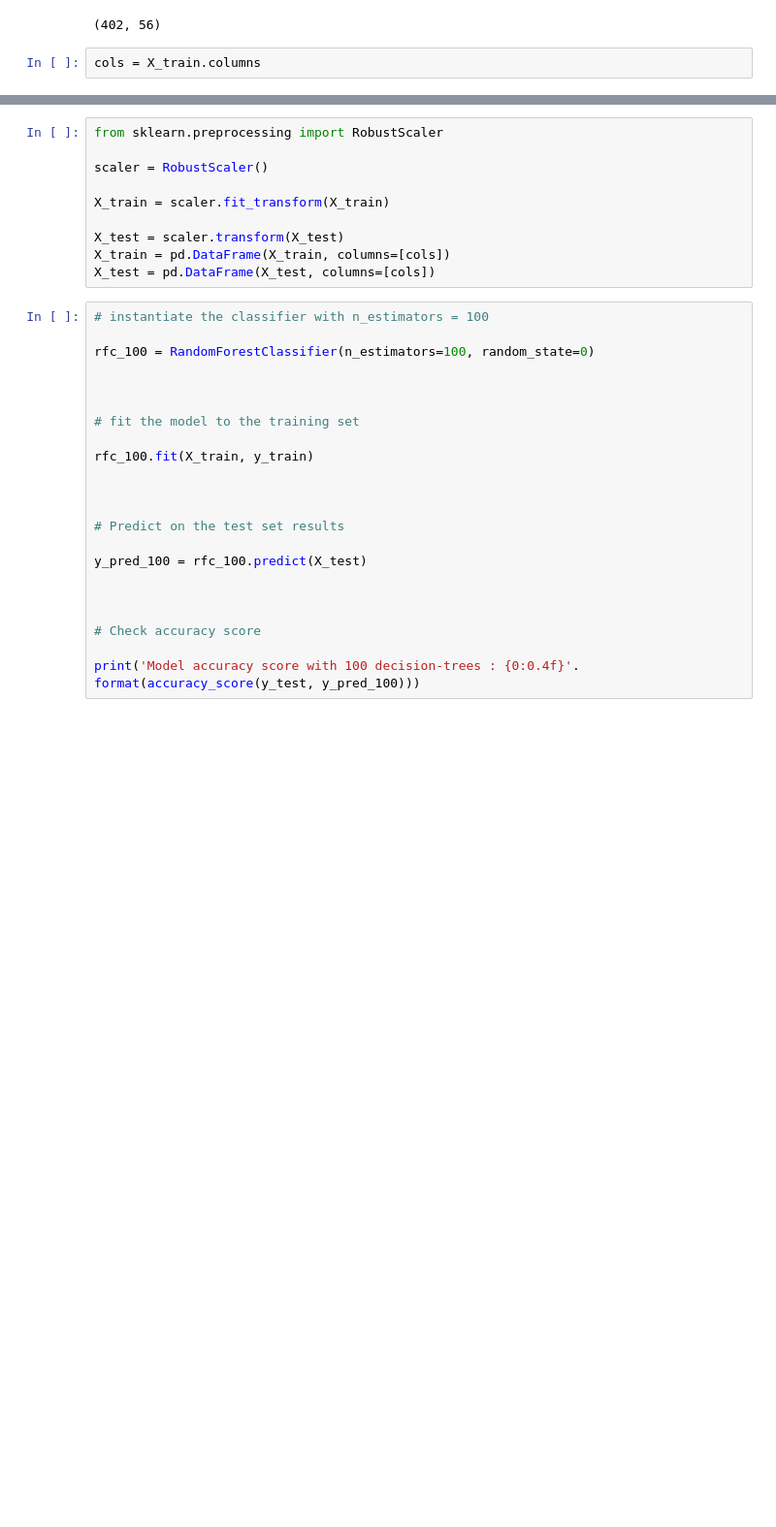
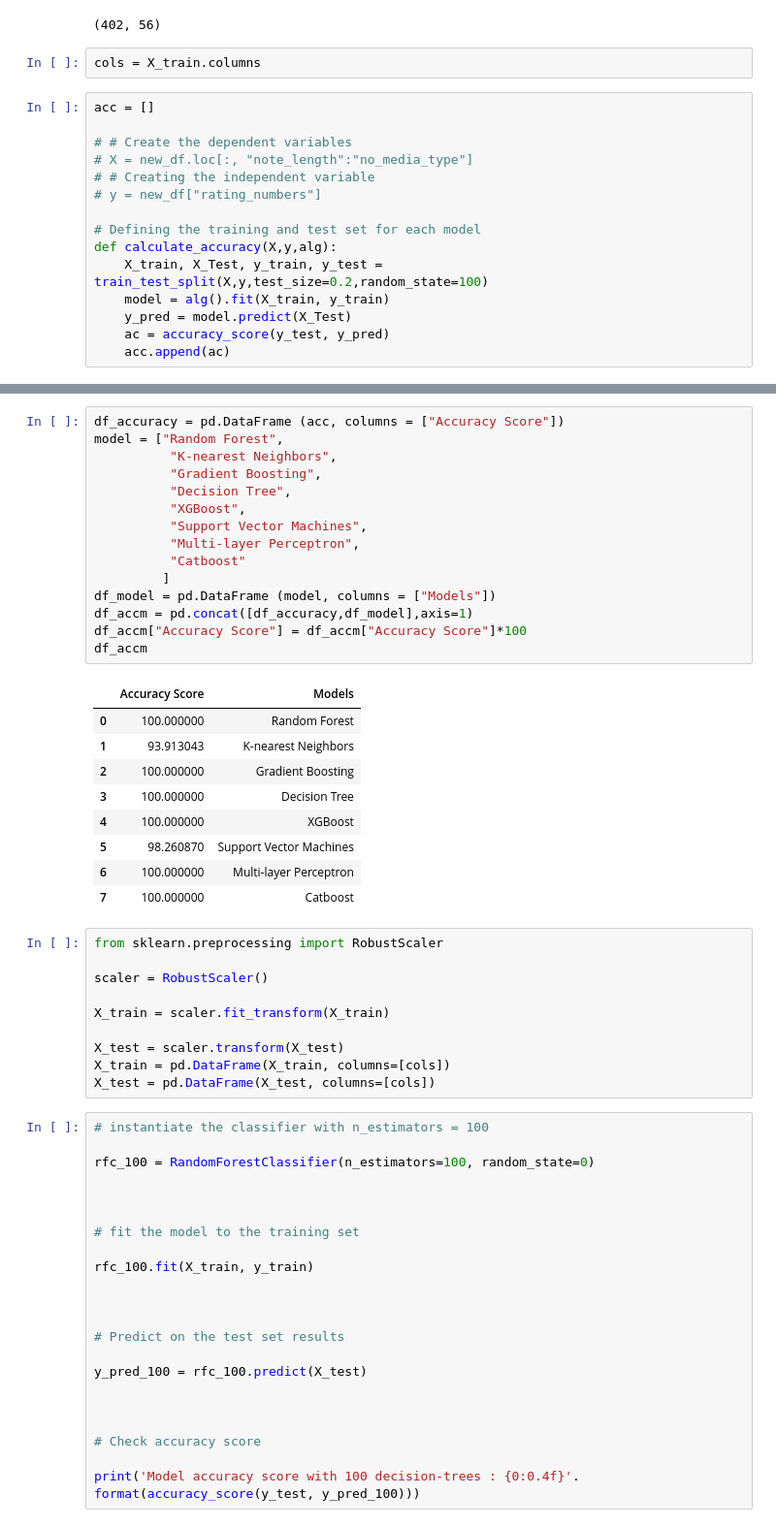
Before and after one commit to sjerrietukkel/valorant_team_predictor, a Jupyter notebook: pred.ipynb, the cells around one changed output, grey strips where cells are left out. Shown at 97% size. Cells and saved outputs as stored; diff of their text form; blank space fills up the shorter version.

```diff
--- a/pred.ipynb
+++ b/pred.ipynb
@@ -880,3 +918,18 @@ X_train.shape
 (402, 56)
 # %%
 cols = X_train.columns
+# %%
+acc = []
+
+# # Create the dependent variables
+# X = new_df.loc[:, "note_length":"no_media_type"]
+# # Creating the independent variable
+# y = new_df["rating_numbers"]
+
+# Defining the training and test set for each model
+def calculate_accuracy(X,y,alg):
+    X_train, X_Test, y_train, y_test = train_test_split(X,y,test_size=0.2,random_state=100)
+    model = alg().fit(X_train, y_train)
+    y_pred = model.predict(X_Test)
+    ac = accuracy_score(y_test, y_pred)
+    acc.append(ac)
@@ -883,3 +985,28 @@ cols = X_train.columns
+# %%
+df_accuracy = pd.DataFrame (acc, columns = ["Accuracy Score"])
+model = ["Random Forest",
+          "K-nearest Neighbors",
+          "Gradient Boosting",
+          "Decision Tree",
+          "XGBoost",
+          "Support Vector Machines",
+          "Multi-layer Perceptron",
+          "Catboost"
+         ]
+df_model = pd.DataFrame (model, columns = ["Models"])
+df_accm = pd.concat([df_accuracy,df_model],axis=1)
+df_accm["Accuracy Score"] = df_accm["Accuracy Score"]*100
+df_accm
+# %% [output]
+|  | Accuracy Score | Models |
+| 0 | 100.000000 | Random Forest |
+| 1 | 93.913043 | K-nearest Neighbors |
+| 2 | 100.000000 | Gradient Boosting |
+| 3 | 100.000000 | Decision Tree |
+| 4 | 100.000000 | XGBoost |
+| 5 | 98.260870 | Support Vector Machines |
+| 6 | 100.000000 | Multi-layer Perceptron |
+| 7 | 100.000000 | Catboost |
 # %%
 from sklearn.preprocessing import RobustScaler
 
```
Also changed, not shown: parts of 28 cells of this notebook, 5 other files.
